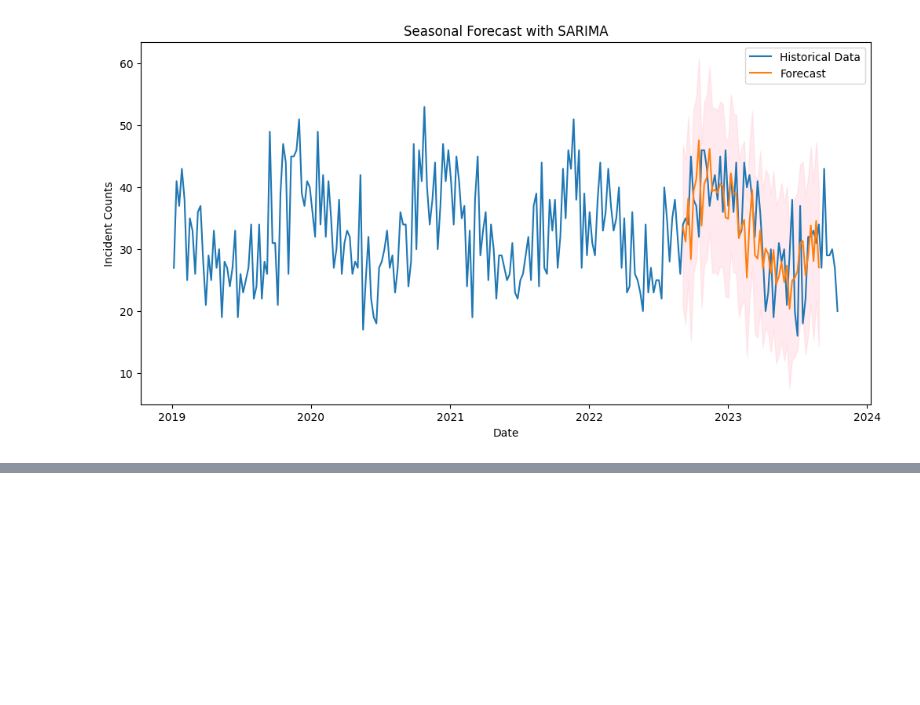
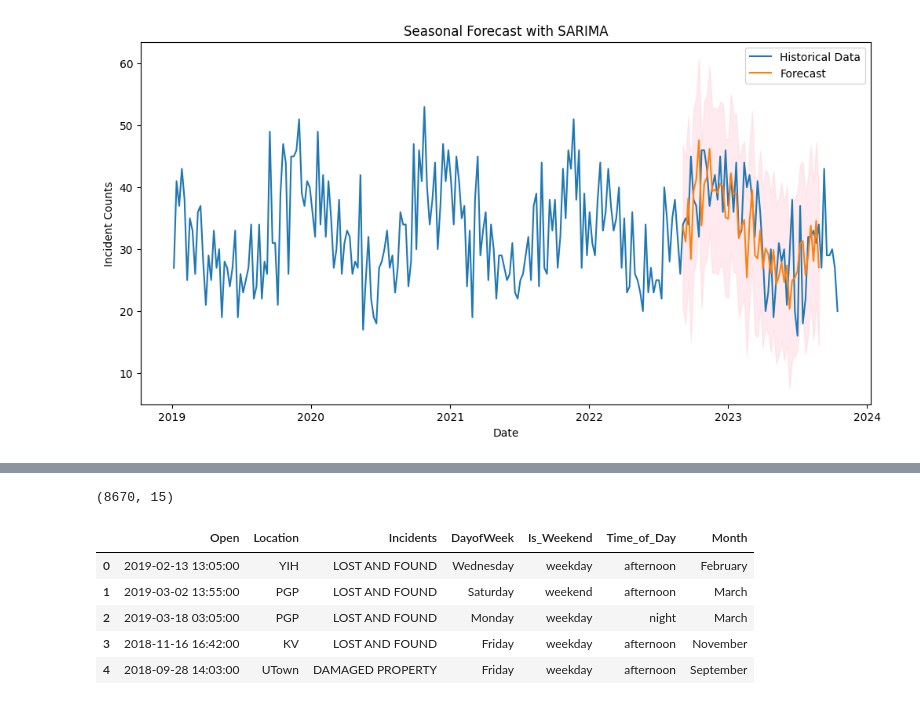
Before and after one commit to chloetkl/dsa3101-2310-06-security, a Jupyter notebook: back-end/src/time-series.ipynb, the cells around one changed output, grey strips where cells are left out. Cells and saved outputs as stored; diff of their text form; code cells hidden in the pictures; blank space fills up the shorter version.

```diff
--- a/back-end/src/time-series.ipynb
+++ b/back-end/src/time-series.ipynb
@@ -265,0 +283,30 @@ CONVERGENCE: NORM_OF_PROJECTED_GRADIENT_<=_PGTOL
+# %%
+df = data.copy()
+df.shape
+# %% [output]
+(8670, 15)
+# %%
+df = df[['Open','Location','Incidents']]
+df['Open'] = pd.to_datetime(df['Open'])
+df['DayofWeek'] = df['Open'].dt.day_name()
+df['Is_Weekend'] = df['Open'].apply(lambda x: 'weekend' if x.dayofweek >= 5 else 'weekday')
+# Define a function to categorize time of day
+def categorize_time(time):
+    if 8 <= time.hour < 12:
+        return 'morning'
+    elif 12 <= time.hour < 18:
+        return 'afternoon'
+    else:
+        return 'night'
+# Add a new column for categorized time of day
+df['Time_of_Day'] = df['Open'].apply(lambda x: categorize_time(x.time()))
+df['Month'] = df['Open'].dt.strftime('%B')
+
+df.head()
+# %% [output]
+|  | Open | Location | Incidents | DayofWeek | Is_Weekend | Time_of_Day | Month |
+| 0 | 2019-02-13 13:05:00 | YIH | LOST AND FOUND | Wednesday | weekday | afternoon | February |
+| 1 | 2019-03-02 13:55:00 | PGP | LOST AND FOUND | Saturday | weekend | afternoon | March |
+| 2 | 2019-03-18 03:05:00 | PGP | LOST AND FOUND | Monday | weekday | night | March |
+| 3 | 2018-11-16 16:42:00 | KV | LOST AND FOUND | Friday | weekday | afternoon | November |
+| 4 | 2018-09-28 14:03:00 | UTown | DAMAGED PROPERTY | Friday | weekday | afternoon | September |
```
Also changed, not shown: parts of 6 cells of this notebook.
